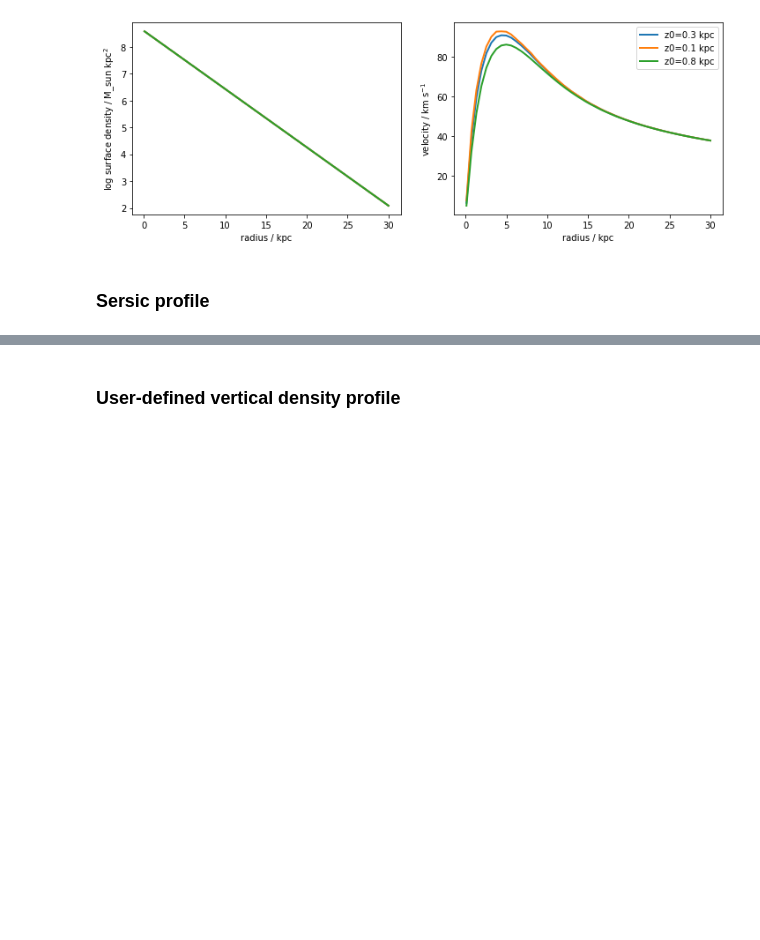
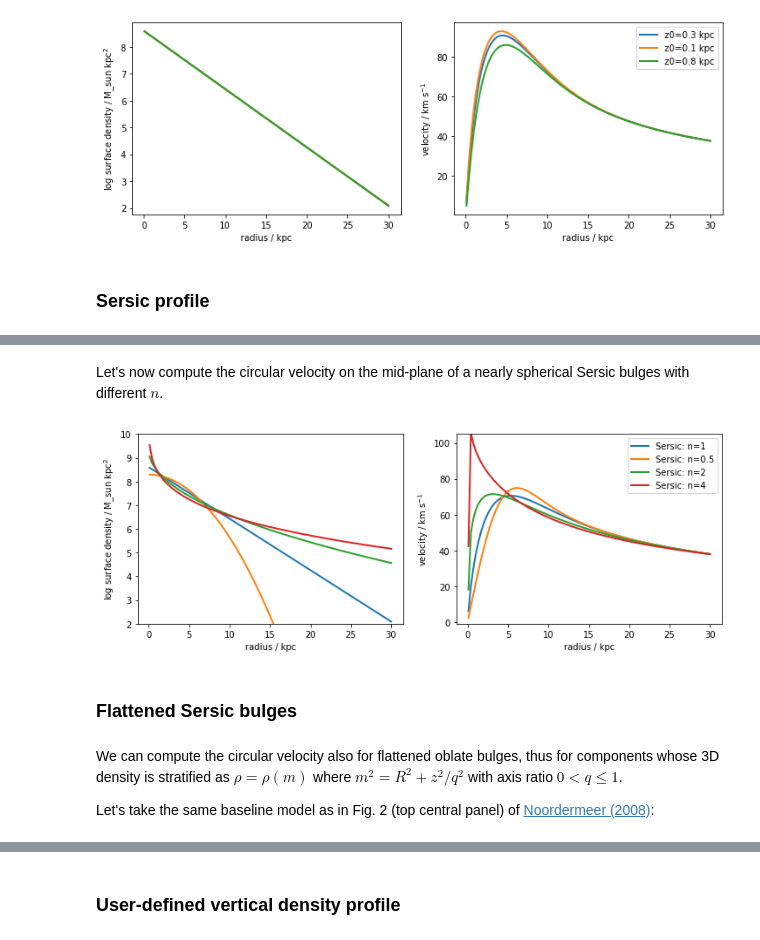
Before and after one commit to lposti/vcdisk, a Jupyter notebook: docs/source/notebooks/usage.ipynb, the cells around one changed output, grey strips where cells are left out. Drawn from its saved outputs; the diff is of its cells as text; code cells hidden in the pictures; blank space fills up the shorter version.

```diff
--- a/docs/source/notebooks/usage.ipynb
+++ b/docs/source/notebooks/usage.ipynb
@@ -98,0 +103,18 @@ plot_sb_vdisk(ax, r, sb_sers_n4, vcdisk(r, sb_sers_n4), label='Sersic: n=4')
+# %% [markdown]
+Let's now compute the circular velocity on the mid-plane of a nearly spherical Sersic bulges with different $n$.
+# %%
+fig,ax = plt.subplots(figsize=(12,4), ncols=2)
+plot_sb_vdisk(ax, r, sers_n1(r),  vcdisk.vcbulge_sersic(r, md, 1.678*rd, 1.0), label='Sersic: n=1')
+plot_sb_vdisk(ax, r, sers_n05(r), vcdisk.vcbulge_sersic(r, md, 1.678*rd, 0.5), label='Sersic: n=0.5')
+plot_sb_vdisk(ax, r, sers_n2(r),  vcdisk.vcbulge_sersic(r, md, 1.678*rd, 2.0), label='Sersic: n=2')
+plot_sb_vdisk(ax, r, sers_n4(r),  vcdisk.vcbulge_sersic(r, md, 1.678*rd, 4.0), label='Sersic: n=4')
+ax[0].set_ylim(2,10);
+ax[1].set_ylim(-1, 105);
+# %% [output]
+[figure, added]
+# %% [markdown]
+### Flattened Sersic bulges
+# %% [markdown]
+We can compute the circular velocity also for flattened oblate bulges, thus for components whose 3D density is stratified as $\rho=\rho(m)$ where $m^2=R^2+z^2/q^2$ with axis ratio $0<q\leq 1$.
+
+Let's take the same baseline model as in Fig. 2 (top central panel) of [Noordermeer (2008)](https://ui.adsabs.harvard.edu/abs/2008MNRAS.385.1359N/):
```
Also changed, not shown: parts of 22 cells of this notebook.
